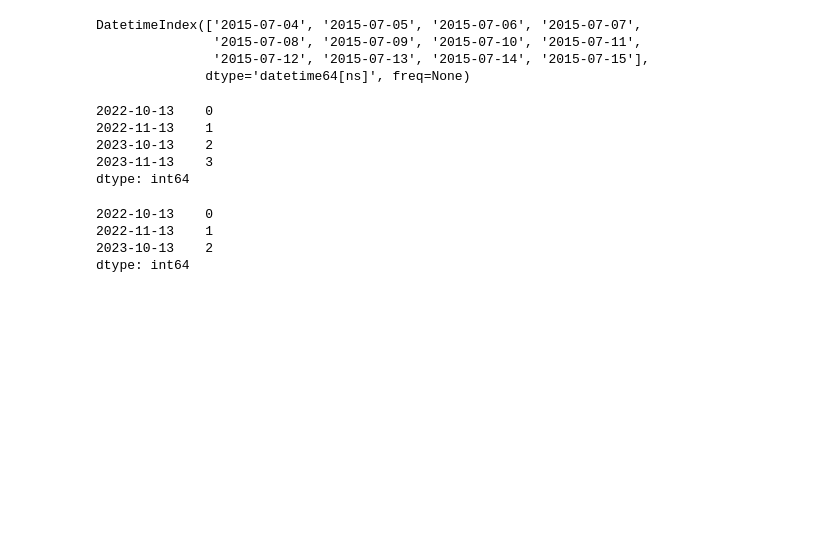
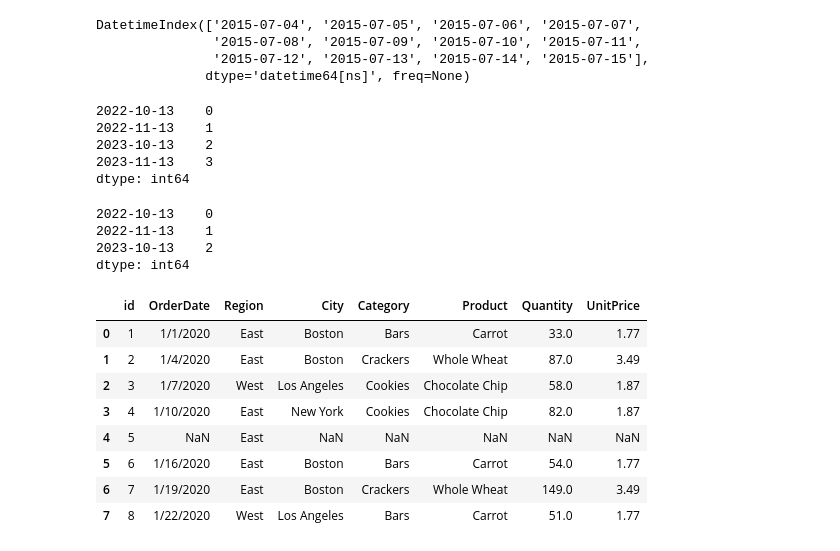
Before and after one commit to Abayrakdar/Testing, a Jupyter notebook: Week4_Python.ipynb, the cells around one changed output. Cells and saved outputs as stored; diff of their text form; code cells hidden in the pictures; blank space fills up the shorter version.

```diff
--- a/Week4_Python.ipynb
+++ b/Week4_Python.ipynb
@@ -406,3 +406,18 @@ data["2022-10-13":"2023-10-13"]
 2022-11-13    1
 2023-10-13    2
 dtype: int64
+# %%
+# Data Cleansing with Python to learn how to delete empty rows etc.
+# we use this command df=pd.read_csv("") o import the file, so then we run it with the path of the csv file pathh
+df=pd.read_csv("/content/drive/MyDrive/Week 4 - Python/Food samples.csv")
+df
+# %% [output]
+|  | id | OrderDate | Region | City | Category | Product | Quantity | UnitPrice |
+| 0 | 1 | 1/1/2020 | East | Boston | Bars | Carrot | 33.0 | 1.77 |
+| 1 | 2 | 1/4/2020 | East | Boston | Crackers | Whole Wheat | 87.0 | 3.49 |
+| 2 | 3 | 1/7/2020 | West | Los Angeles | Cookies | Chocolate Chip | 58.0 | 1.87 |
+| 3 | 4 | 1/10/2020 | East | New York | Cookies | Chocolate Chip | 82.0 | 1.87 |
+| 4 | 5 | NaN | East | NaN | NaN | NaN | NaN | NaN |
+| 5 | 6 | 1/16/2020 | East | Boston | Bars | Carrot | 54.0 | 1.77 |
+| 6 | 7 | 1/19/2020 | East | Boston | Crackers | Whole Wheat | 149.0 | 3.49 |
+| 7 | 8 | 1/22/2020 | West | Los Angeles | Bars | Carrot | 51.0 | 1.77 |
```
Also changed, not shown: parts of 4 cells of this notebook.
